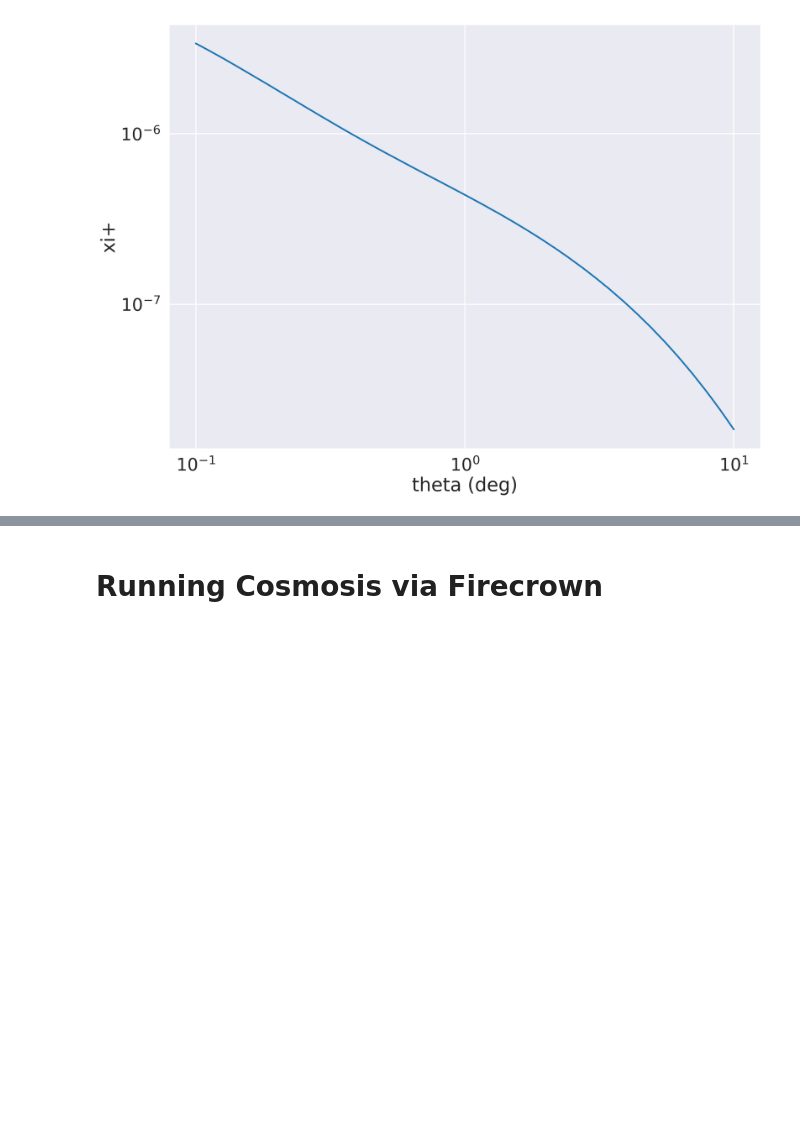
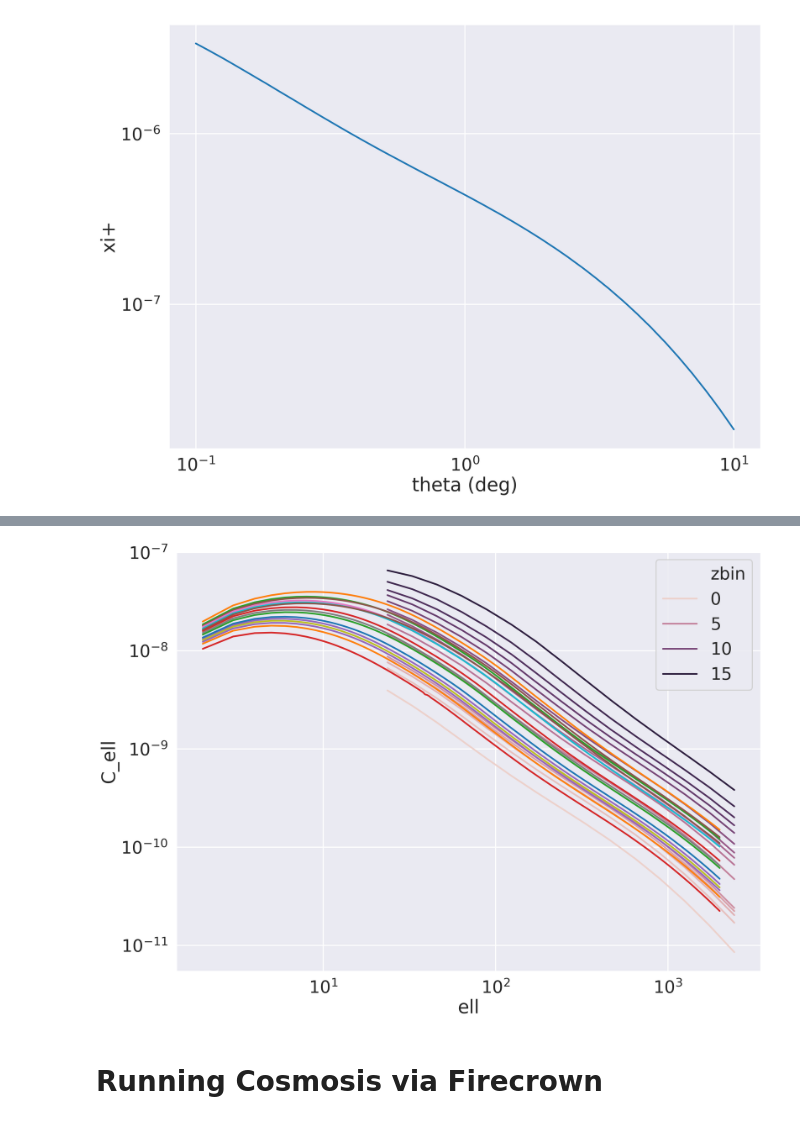
Before and after one commit to hsnee/PZ_project, a Jupyter notebook: firecrown.ipynb, the cells around one changed output, grey strips where cells are left out. Cells and saved outputs as stored; diff of their text form; code cells hidden in the pictures; blank space fills up the shorter version.

```diff
--- a/firecrown.ipynb
+++ b/firecrown.ipynb
@@ -108,4 +152,5 @@ pyccl.Cosmology(Omega_c=0.222, Omega_b=0.045, h=0.71, n_s=0.963, sigma8=0.806, A
 # %%
-lens1 = ccl.WeakLensingTracer(cosmo, dndz=(z, dNdz_dict_lens[0.1+0.2]))
-lens2 = ccl.WeakLensingTracer(cosmo, dndz=(z, dNdz_dict_lens[0.5]))
-nc = ccl.NumberCountsTracer(cosmo, False, dndz=(z, dNdz_dict_source[0.9]), bias=(z, np.ones(len(z))))
+D = ccl.growth_factor(cosmo, 1/(1+z))
+lens1 = ccl.WeakLensingTracer(cosmo, dndz=(z, dNdz_dict_source[0.1+0.2]))
+lens2 = ccl.WeakLensingTracer(cosmo, dndz=(z, dNdz_dict_source[0.65]))
+nc = ccl.NumberCountsTracer(cosmo, False, dndz=(z, dNdz_dict_lens[0.9]), bias=(z, 0.95/D)) # incoporate bias here
@@ -118,0 +157,12 @@ cls = ccl.angular_cl(cosmo, lens1, lens1, ell)
+# %%
+ell = np.arange(2, 2000)
+
+dct = {}
+zbin = 0
+lst = list(dNdz_dict_source.keys())
+for i, key in enumerate(lst):
+    lens1 = ccl.WeakLensingTracer(cosmo, dndz=(z, dNdz_dict_source[key]))
+    for keyj in lst[i:]:
+        lens2 = ccl.WeakLensingTracer(cosmo, dndz=(z, dNdz_dict_source[keyj]))
+        dct[zbin] = cls = ccl.angular_cl(cosmo, lens1, lens2, ell)
+        zbin+=1
@@ -133,0 +187,7 @@ plt.yscale('log')
+# %%
+srd_ells = pd.read_csv('ell-values', names=['ell'])
+srd_ss = pd.read_csv('shear_shear_Y10_fid', names=['C_ell'], delimiter=' ')
+srd_ss['ell'] = list(srd_ells['ell'])*15
+srd_ss['zbin'] = np.repeat(np.arange(0,15), 20)
+srd_ss = srd_ss[srd_ss['ell']<3001]
+srd_ss.head()
@@ -134,3 +221,11 @@ plt.yscale('log')
+# %%
+sns.lineplot('ell', 'C_ell', data=srd_ss, hue='zbin');
+for i in range(15):
+    sns.lineplot(x=ell, y=dct[i])
+plt.yscale('log')
+plt.xscale('log')
+# %% [output]
+[figure, added]
 # %% [markdown]
 # Running Cosmosis via Firecrown
 # %%
```
Also changed, not shown: parts of 25 cells of this notebook, 13 other files.
